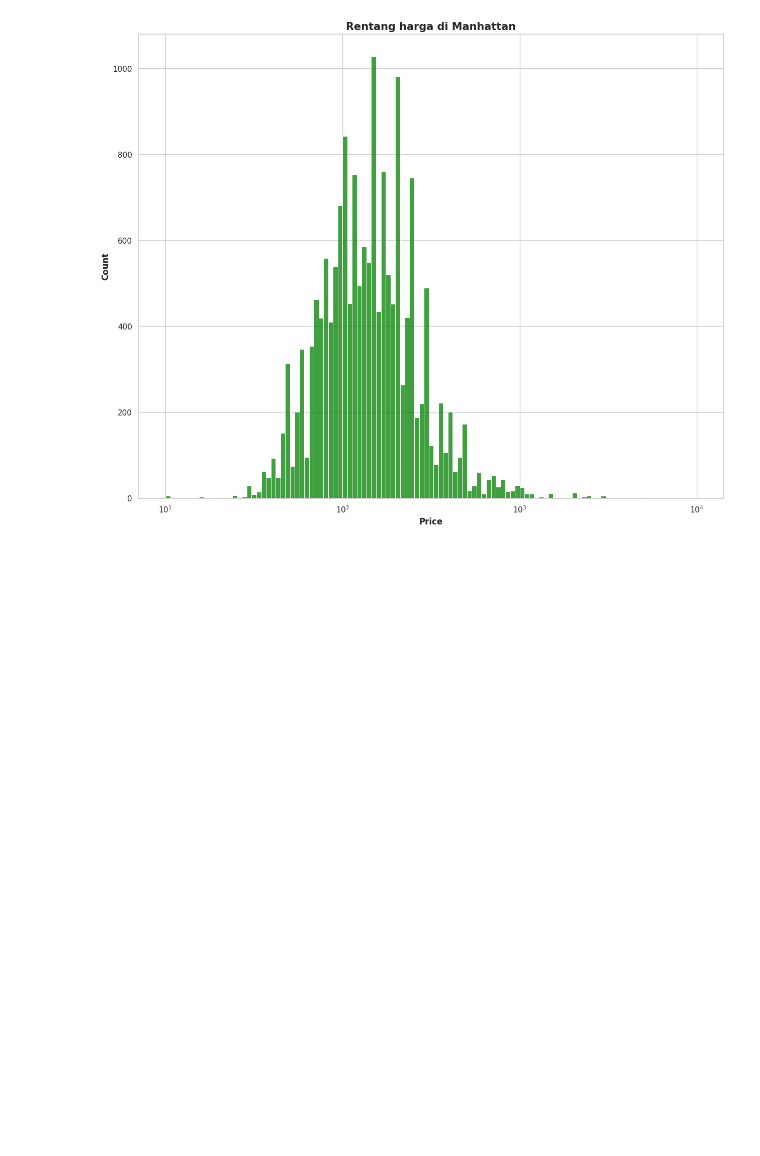
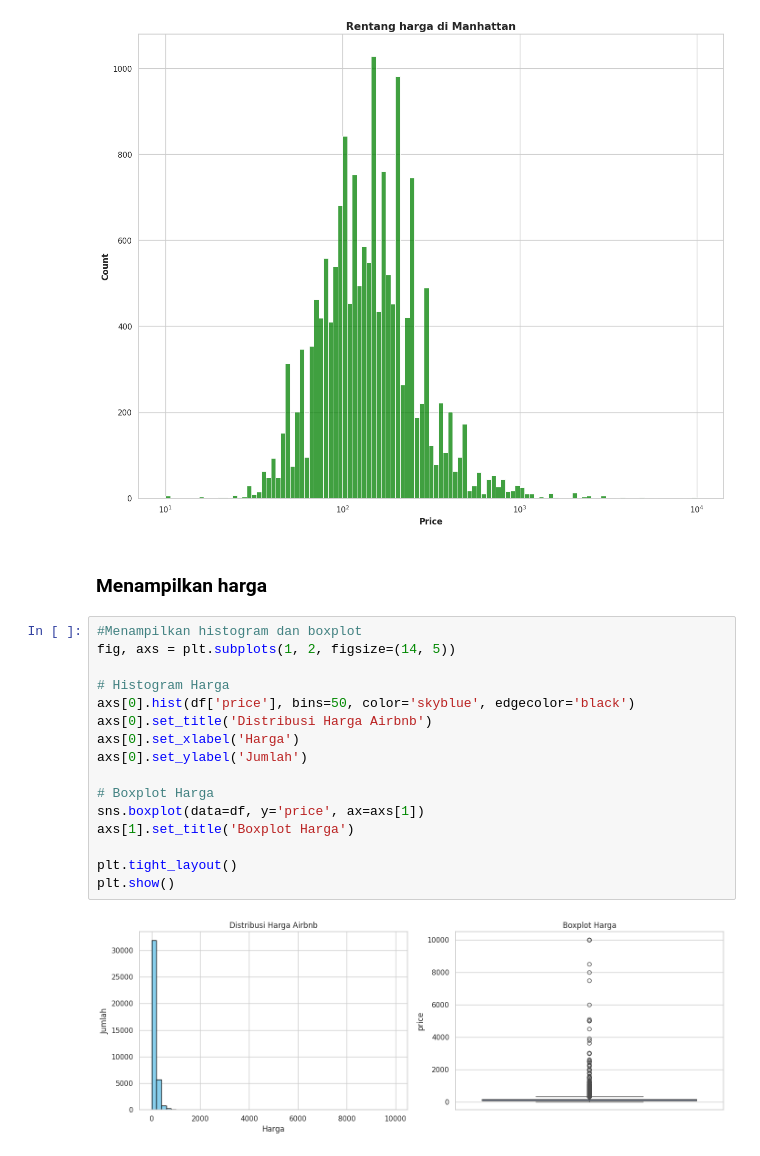
Before and after one commit to JunetzMasihBelajar/2025_AI_TI1B, a Jupyter notebook: UTS_ArjunaNathaPratisena_4.33.24.1.02.ipynb, the cells around one changed output. Saved outputs shown, nothing was run; the diff lists cells and outputs as text; blank space fills up the shorter version.

```diff
--- a/UTS_ArjunaNathaPratisena_4.33.24.1.02.ipynb
+++ b/UTS_ArjunaNathaPratisena_4.33.24.1.02.ipynb
@@ -369,3 +361,23 @@ sns.histplot(data=Manhattan_Price_df, x="price", log_scale=True,color='green')
 [figure]
 [figure]
 [figure]
+# %% [markdown]
+### Menampilkan harga
+# %%
+#Menampilkan histogram dan boxplot
+fig, axs = plt.subplots(1, 2, figsize=(14, 5))
+
+# Histogram Harga
+axs[0].hist(df['price'], bins=50, color='skyblue', edgecolor='black')
+axs[0].set_title('Distribusi Harga Airbnb')
+axs[0].set_xlabel('Harga')
+axs[0].set_ylabel('Jumlah')
+
+# Boxplot Harga
+sns.boxplot(data=df, y='price', ax=axs[1])
+axs[1].set_title('Boxplot Harga')
+
+plt.tight_layout()
+plt.show()
+# %% [output]
+[figure, added]
```
Also changed, not shown: parts of 5 cells of this notebook.
